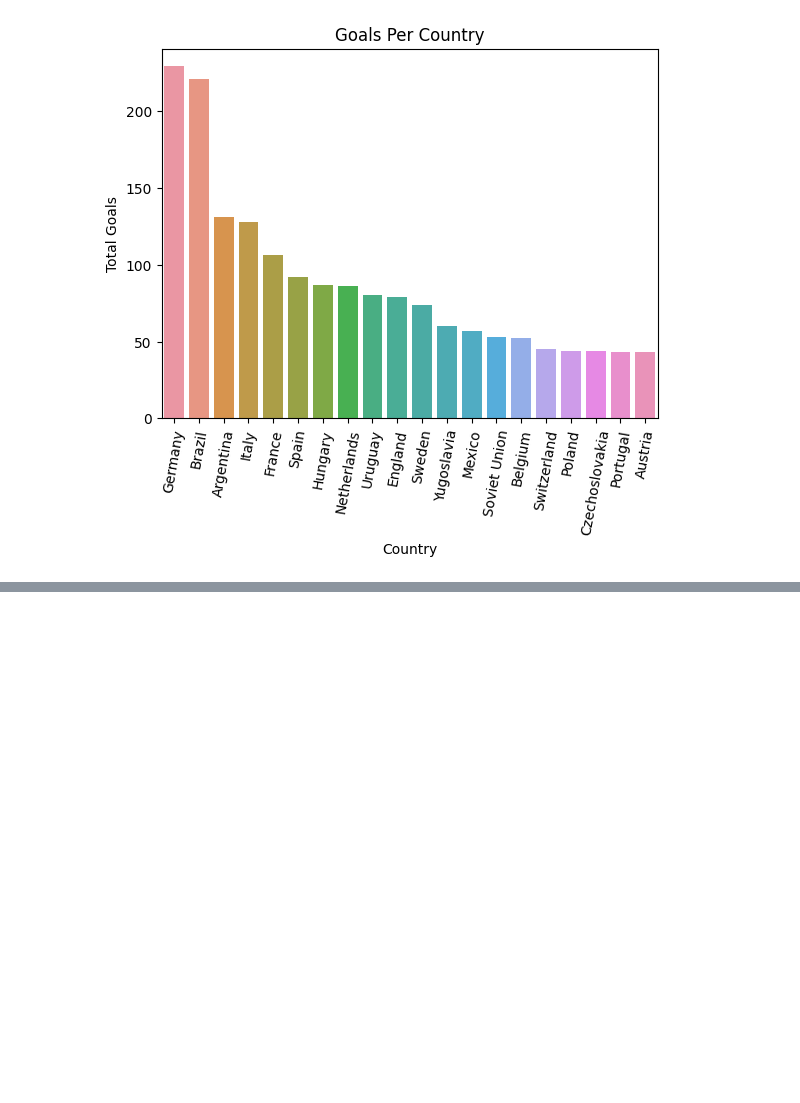
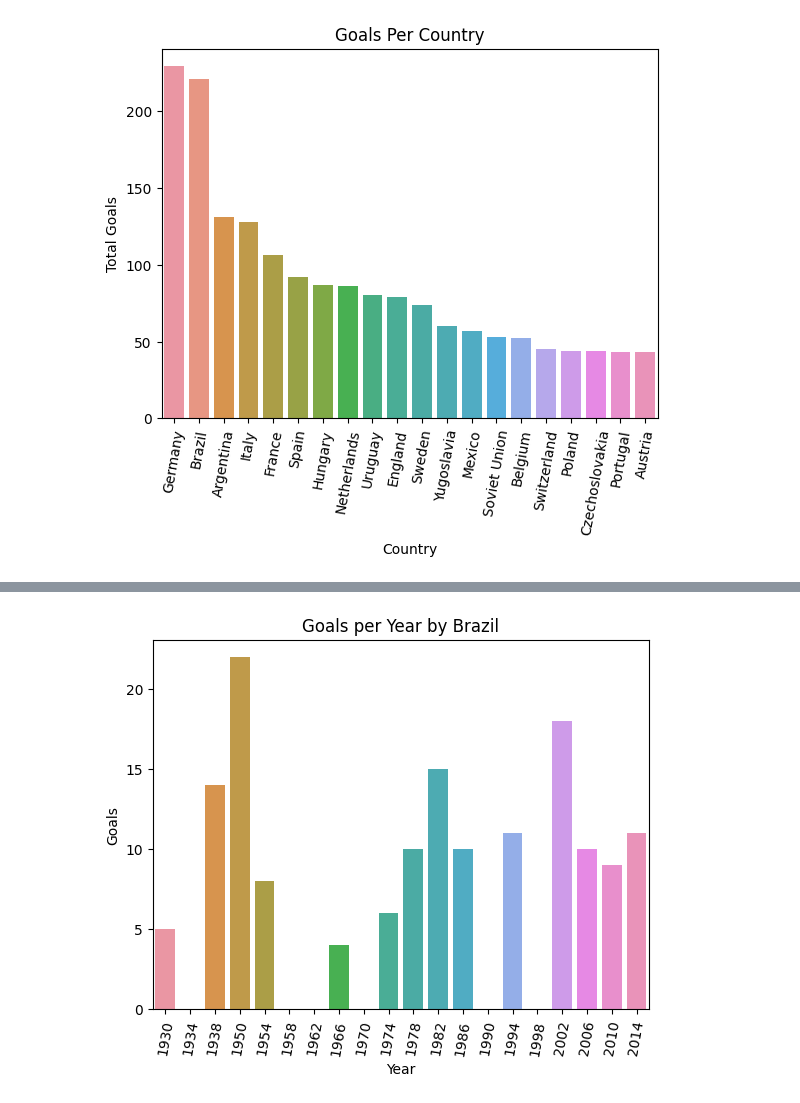
Before and after one commit to Jit-12/FIFA-World-Cup-Data-Analysis-, a Jupyter notebook: FIFA_World_Cup.ipynb, the cells around one changed output, grey strips where cells are left out. Saved outputs shown, nothing was run; the diff lists cells and outputs as text; code cells hidden in the pictures; blank space fills up the shorter version.

Commit message:
Added Goals per year per country

```diff
--- a/FIFA_World_Cup.ipynb
+++ b/FIFA_World_Cup.ipynb
@@ -613,0 +672,8 @@ plt.show()
+# %%
+goals = pd.concat([home,away],axis=1).reset_index()
+goals['Goals'] = goals['Home Team Goals'] + goals['Away Team Goals']
+goals.fillna(0,inplace=True)
+# %%
+goals = goals.drop(labels = ['Home Team Goals', 'Away Team Goals'], axis = 1)
+# %%
+goals.rename(columns={'level_0':'Country'},inplace=True)
@@ -613,0 +696,10 @@ plt.show()
+# %%
+def goals_per_team(country):
+  sns.barplot(data=goals,x=goals[goals['Country']==country]['Year'],y='Goals')
+  plt.title("Goals per Year by "+ country)
+  plt.xticks(rotation=80)
+  plt.show()
+# %%
+goals_per_team('Brazil')
+# %% [output]
+[figure, added]
```
Also changed, not shown: parts of 7 cells of this notebook.
